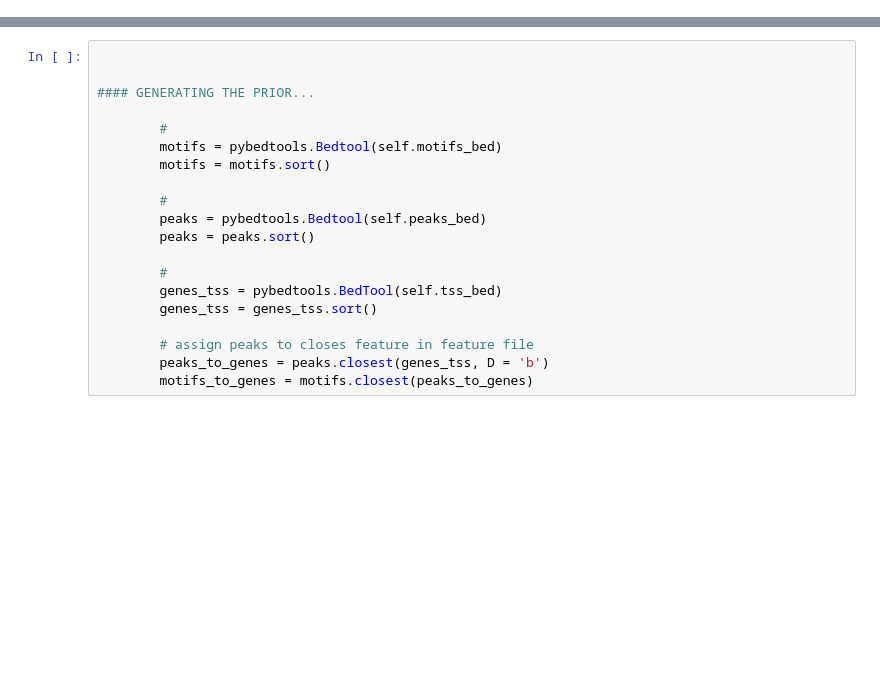
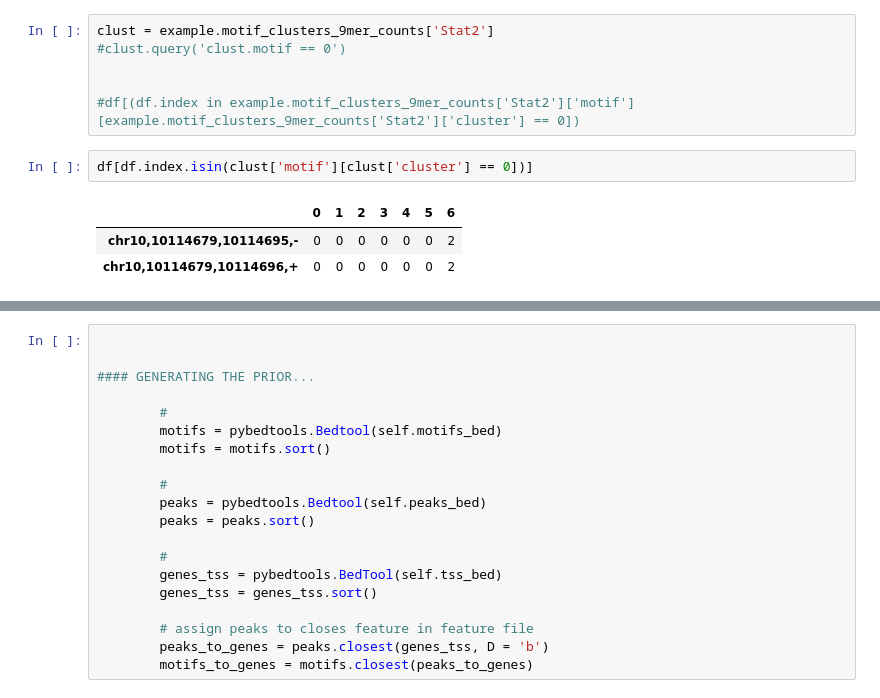
Before and after one commit to dayanne-castro/inferelator_ng, a Jupyter notebook: inferelator_ng/prior-making-notes/prior-tests.ipynb, the cells around one changed output, grey strips where cells are left out. Saved outputs shown, nothing was run; the diff lists cells and outputs as text; blank space fills up the shorter version.

```diff
--- a/inferelator_ng/prior-making-notes/prior-tests.ipynb
+++ b/inferelator_ng/prior-making-notes/prior-tests.ipynb
@@ -243,0 +546,12 @@ insertion_counts_matrix = pandas.DataFrame(insertion_counts_matrix, index = rown
+# %%
+clust = example.motif_clusters_9mer_counts['Stat2']
+#clust.query('clust.motif == 0')
+
+
+#df[(df.index in example.motif_clusters_9mer_counts['Stat2']['motif'][example.motif_clusters_9mer_counts['Stat2']['cluster'] == 0])
+# %%
+df[df.index.isin(clust['motif'][clust['cluster'] == 0])]
+# %% [output]
+|  | 0 | 1 | 2 | 3 | 4 | 5 | 6 |
+| chr10,10114679,10114695,- | 0 | 0 | 0 | 0 | 0 | 0 | 2 |
+| chr10,10114679,10114696,+ | 0 | 0 | 0 | 0 | 0 | 0 | 2 |
```
Also changed, not shown: parts of 18 cells of this notebook.
